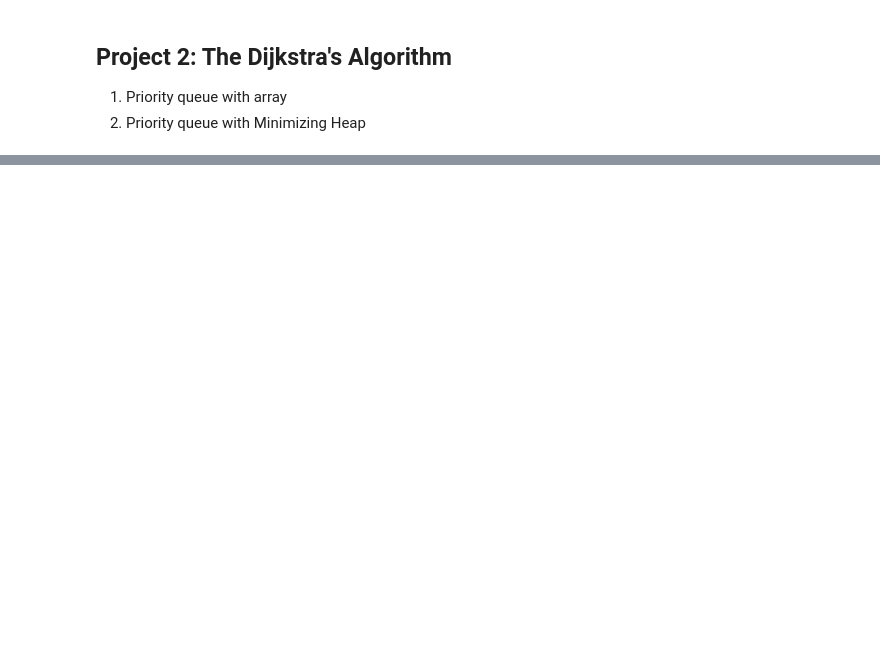
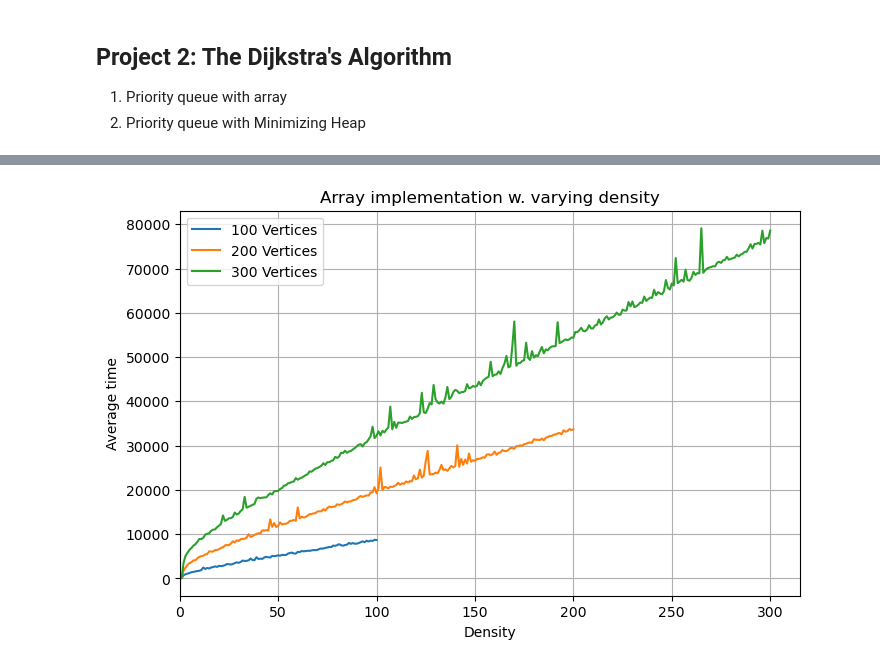
Before and after one commit to isaacchunn/sc2001-projects, a Jupyter notebook: Project2-Dijkstra/Visualization/SC2001_Project2.ipynb, the cells around one changed output, grey strips where cells are left out. Saved outputs shown, nothing was run; the diff lists cells and outputs as text; code cells hidden in the pictures; blank space fills up the shorter version.

```diff
--- a/Project2-Dijkstra/Visualization/SC2001_Project2.ipynb
+++ b/Project2-Dijkstra/Visualization/SC2001_Project2.ipynb
@@ -244,0 +267,20 @@ No artists with labels found to put in legend.  Note that artists whose label st
+# %%
+fig = plt.figure(figsize= (8,5))
+ArrayList = [V100_D100_ARRAY_DF,V200_D200_ARRAY_DF,V300_D300_ARRAY_DF]
+label = [100,200,300]
+
+for i in range(3):
+    if i < 3:
+        ArrayDF = ArrayList[i]
+        plt.plot(ArrayDF["Density"], ArrayDF["Time taken(ms)"], label = f"{label[i]} Vertices")
+
+plt.title("Array implementation w. varying density")
+plt.xlabel("Density")
+plt.ylabel("Average time")
+
+plt.legend()
+plt.grid()
+plt.xlim(left = 0)
+plt.show()
+# %% [output]
+[figure, added]
```
Also changed, not shown: parts of 7 cells of this notebook, 3 other files.
